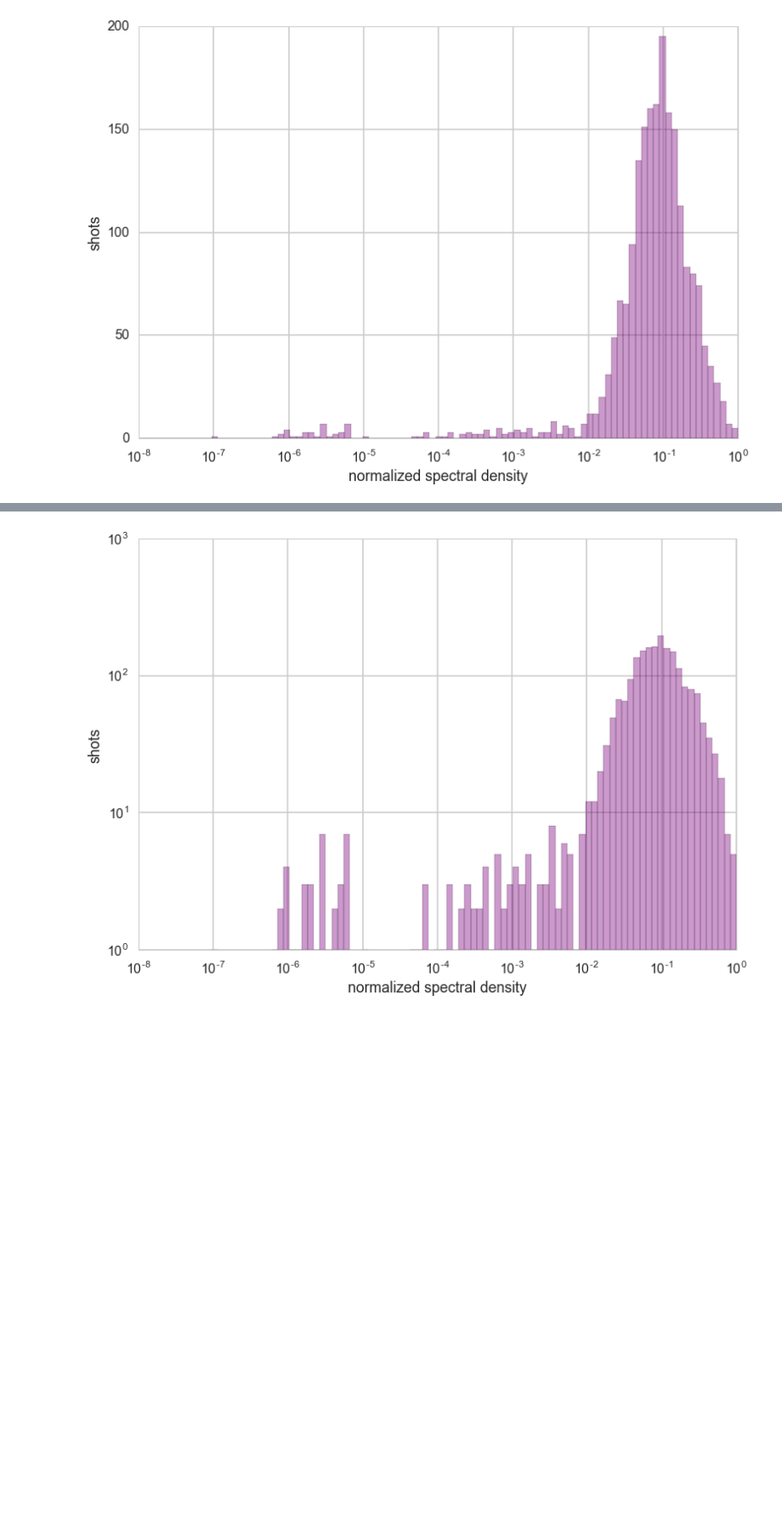
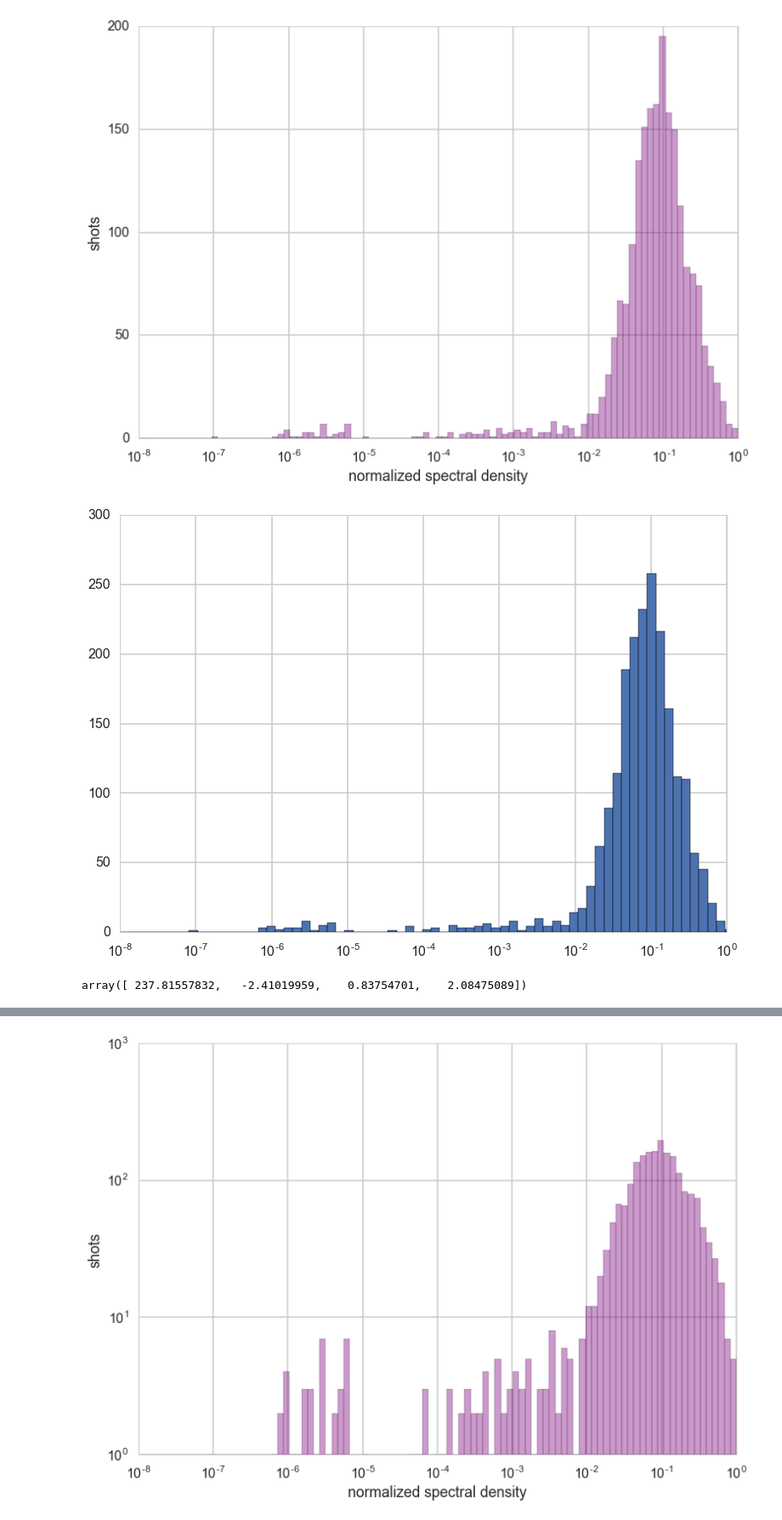
Before and after one commit to jensv/relative_canonical_helicity, a Jupyter notebook: look_at_shot_heuristics.ipynb, the cells around one changed output, grey strips where cells are left out. Shown at 85% size. Drawn from its saved outputs; the diff is of its cells as text; code cells hidden in the pictures; blank space fills up the shorter version.

```diff
--- a/look_at_shot_heuristics.ipynb
+++ b/look_at_shot_heuristics.ipynb
@@ -123,0 +136,8 @@ plt.show()
+# %%
+n, bins, patches = plt.hist(spectral_density, bins=np.logspace(-8, 1, 10*8))
+axes = plt.gca()
+axes.set_xscale('log')
+plt.xlim((1e-8, 1))
+plt.show()
+# %% [output]
+[figure, added]
@@ -123,0 +146,4 @@ plt.show()
+# %%
+parameters
+# %% [output]
+array([ 237.81557832,   -2.41019959,    0.83754701,    2.08475089])
```
Also changed, not shown: parts of 7 cells of this notebook, 1 other file.
